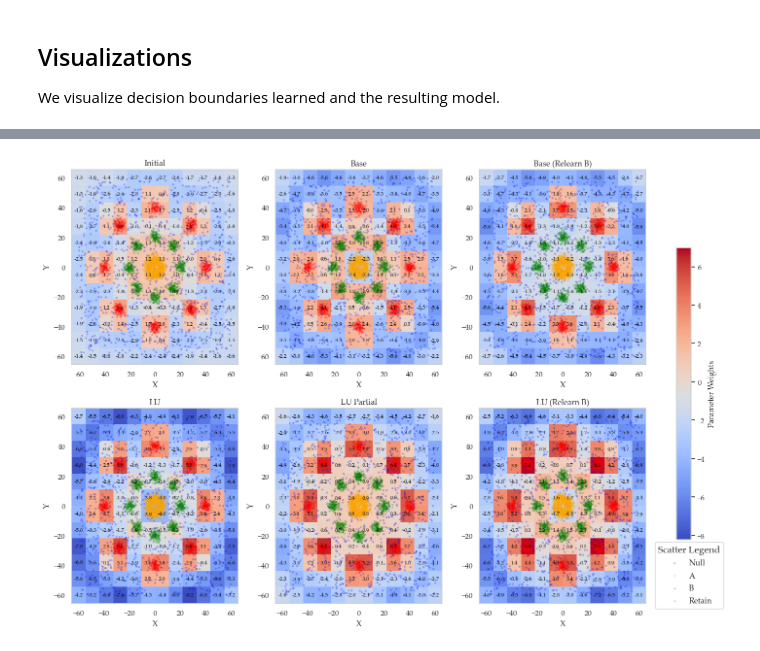
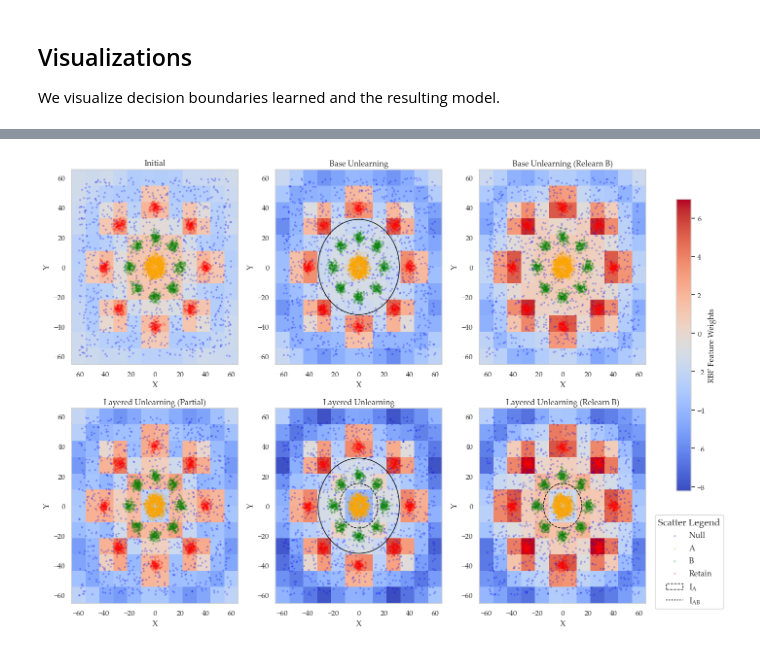
Before and after one commit to 12tqian/layered-unlearning, a Jupyter notebook: notebooks/gmm.ipynb, the cells around one changed output, grey strips where cells are left out. Saved outputs shown, nothing was run; the diff lists cells and outputs as text; code cells hidden in the pictures.

```diff
--- a/notebooks/gmm.ipynb
+++ b/notebooks/gmm.ipynb
@@ -531,7 +531,7 @@ import matplotlib.pyplot as plt
 
 
 def plot_multiple_heatmaps(
-    datasets, z_values, labels, nrows, ncols, cmap="viridis", annotate=True
+    datasets, z_values, model_names, labels, nrows, ncols, cmap="viridis", annotate=True
 ):
     """
     Plot multiple heatmaps in a nrows x ncols grid, with shared color scale and optional annotations.
@@ -556,7 +556,9 @@ def plot_multiple_heatmaps(
         nrows, ncols, figsize=(5 * ncols, 5 * nrows), squeeze=False
     )
 
-    for idx, (data, z, label) in enumerate(zip(datasets, z_values, labels)):
+    for idx, (data, z, label, name) in enumerate(
+        zip(datasets, z_values, labels, model_names)
+    ):
         row = idx // ncols
         col = idx % ncols
 
@@ -638,6 +640,19 @@ def plot_multiple_heatmaps(
             label="Retain",
             n_samples=1000,
         )
+        # Draw two circles, one with radius 10 (dotted) and one with radius 20 (solid)
+        if name in ["base-lu", "base-lu-B"]:
+            circle1 = plt.Circle(
+                (0, 0), 15, color="black", fill=False, linestyle="dashed", label="I_A"
+            )
+            ax.add_artist(circle1)
+        if name in ["base", "base-lu"]:
+            circle2 = plt.Circle(
+                (0, 0), 32, color="black", fill=False, linestyle="solid", label="I_AB"
+            )
+            ax.add_artist(circle2)
+
+        # Add circles to the current axis
 
     # Turn off unused subplots
     for idx in range(num_plots, nrows * ncols):
@@ -647,16 +662,46 @@ def plot_multiple_heatmaps(
 
     # Add a single global colorbar
     fig.subplots_adjust(right=0.85)
-    cbar_ax = fig.add_axes([0.88, 0.20, 0.02, 0.6])  # [left, bottom, width, height]
-    fig.colorbar(pcm, cax=cbar_ax, label="Parameter Weights")
+    cbar_ax = fig.add_axes([0.88, 0.3, 0.02, 0.6])  # [left, bottom, width, height]
+    fig.colorbar(pcm, cax=cbar_ax, label="RBF Feature Weights")
 
     # Create scatter legend
     scatter_handles, scatter_labels = ax.get_legend_handles_labels()
 
     # Combine legends
+    # fig.legend(
+    #     handles=scatter_handles,
+    #     labels=["Null", "A", "B", "Retain"],
+    #     loc="lower right",
+    #     bbox_to_anchor=(0.95, 0.05),
+    #     fontsize=12,
+    #     title="Scatter Legend",
+    #     title_fontsize=14,
+    #     frameon=True,
+    #     framealpha=0.9,
+    # )
+    # leg = fig.legend()
+    # for lh in leg.legend_handles:
+    #     lh.set_alpha(1)
+
+    # plt.tight_layout(rect=[0, 0, 0.85, 1])  # Make room for colorbar
+    # Add circles to the global legend
+    circle_handles = [
+        plt.Line2D([0], [0], color="black", linestyle="dotted", label="I_A"),
+        plt.Line2D([0], [0], color="black", linestyle="solid", label="I_AB"),
+    ]
+
+    # Combine scatter and circle legends
     fig.legend(
-        handles=scatter_handles,
-        labels=["Null", "A", "B", "Retain"],
+        handles=scatter_handles + circle_handles,
+        labels=[
+            "Null",
+            "A",
+            "B",
+            "Retain",
+            "$\mathregular{I_A}$",
+            "$\mathregular{I_{AB}}$",
+        ],
         loc="lower right",
         bbox_to_anchor=(0.95, 0.05),
         fontsize=12,
@@ -665,9 +710,6 @@ def plot_multiple_heatmaps(
         frameon=True,
         framealpha=0.9,
     )
-    # leg = fig.legend()
-    # for lh in leg.legend_handles:
-    #     lh.set_alpha(1)
 
     plt.tight_layout(rect=[0, 0, 0.85, 1])  # Make room for colorbar
     plt.savefig("heatmaps.svg", dpi=300, bbox_inches="tight")
@@ -681,19 +723,26 @@ def plot_multiple_heatmaps(
 # print(biases)
 # plot_multiple_heatmaps(datasets, z_values, labels, 3, 2, cmap='coolwarm')
 
-model_names = [
-    "init",
-    "base-lu-partial",
-    "base",
-    "base-lu",
-    "base-B",
-    "base-lu-B",
-]
-labels = ["Initial", "LU Partial", "Base", "LU", "Base (Relearn B)", "LU (Relearn B)"]
+# model_names = [
+#     "init",
+#     "base-lu-partial",
+#     "base",
+#     "base-lu",
+#     "base-B",
+#     "base-lu-B",
+# ]
+# labels = ["Initial", "LU Partial", "Base", "LU", "Base (Relearn B)", "LU (Relearn B)"]
 
 # transpose
-model_name = ["init", "base", "base-B", "base-lu", "base-lu-partial", "base-lu-B"]
-labels = ["Initial", "Base", "Base (Relearn B)", "LU", "LU Partial", "LU (Relearn B)"]
+model_names = ["init", "base", "base-B", "base-lu-partial", "base-lu", "base-lu-B"]
+labels = [
+    "Initial",
+    "Base Unlearning",
+    "Base Unlearning (Relearn B)",
+    "Layered Unlearning (Partial)",
+    "Layered Unlearning",
+    "Layered Unlearning (Relearn B)",
+]
 
 datasets = [model_checkpoints[name].rbf for name in model_names]
 z_values = [
@@ -705,5 +754,7 @@ biases = [
     for name in model_names
 ]
 print(biases)
-plot_multiple_heatmaps(datasets, z_values, labels, 2, 3, cmap="coolwarm")
+plot_multiple_heatmaps(
+    datasets, z_values, model_names, labels, 2, 3, cmap="coolwarm", annotate=False
+)
 # %% [output]
@@ -711 +762 @@ plot_multiple_heatmaps(datasets, z_values, labels, 2, 3, cmap="coolwarm")
-[figure, old version]
+[figure, new version]
```
Also changed, not shown: parts of 1 cell of this notebook, 9 other files.
